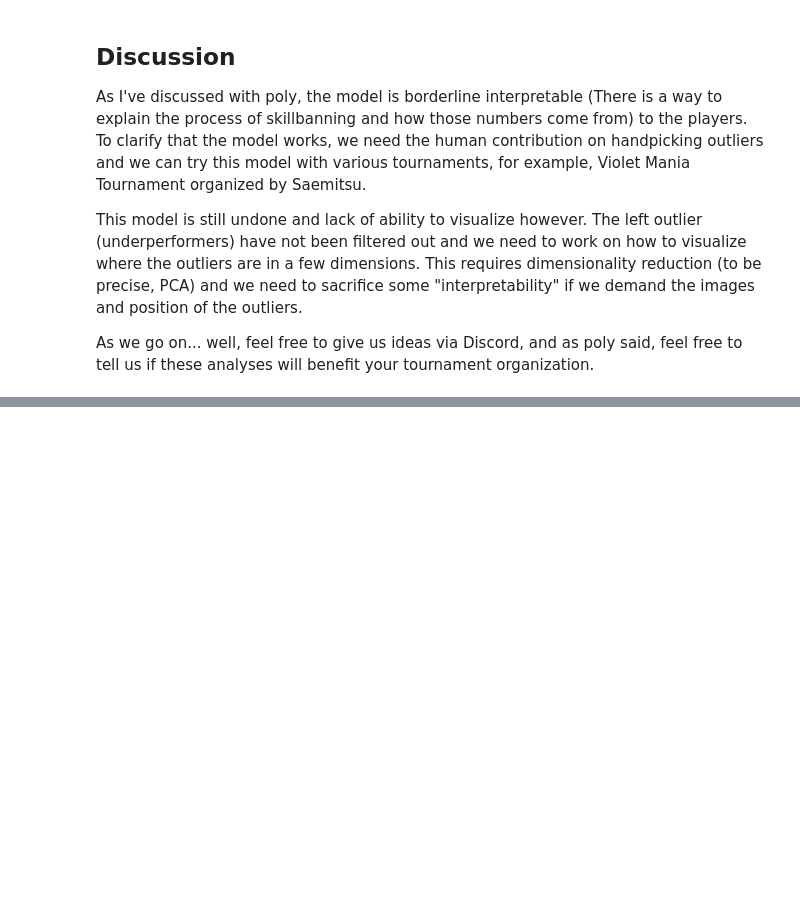
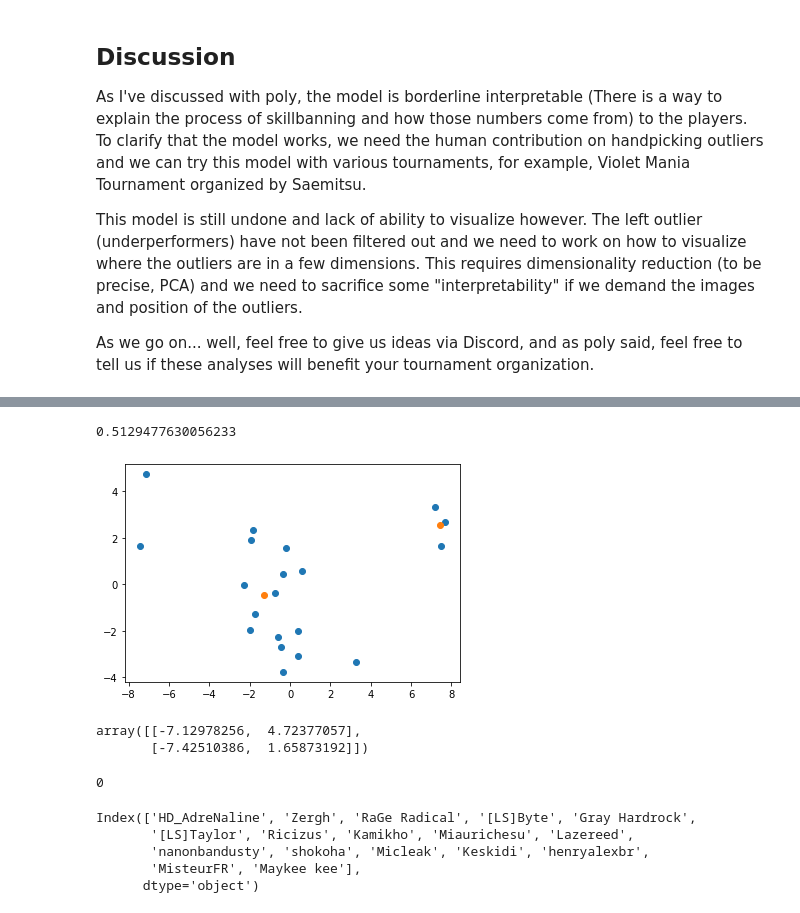
Before and after one commit to 4digitmwc/4dmanalysis, a Jupyter notebook: abusing_lof.ipynb, the cells around one changed output, grey strips where cells are left out. Cells and saved outputs as stored; diff of their text form; code cells hidden in the pictures; blank space fills up the shorter version.

Commit message:
add kmeans and random visualization stuff

```diff
--- a/abusing_lof.ipynb
+++ b/abusing_lof.ipynb
@@ -204,0 +214,11 @@ As we go on... well, feel free to give us ideas via Discord, and as poly said, f
+# %%
+imputer = KNNImputer(n_neighbors=2)
+kmeans_twogroups = KMeans(2)
+pca_visualization = PCA(2)
+# %%
+model_sequence = Pipeline([('imputer', imputer), ('kmeans', kmeans_twogroups)])
+visualization_sequence = Pipeline([('imputer', imputer), ('pca', pca_visualization)])
+# %%
+list_possible_outliers = lof_4dm[lof_4dm['lof'] > outlier_cut].index
+
+list_possible_outliers
@@ -204,0 +231,4 @@ As we go on... well, feel free to give us ideas via Discord, and as poly said, f
+# %%
+_4dm_outliers = standardized_4dm.loc[list_possible_outliers]
+
+_4dm_outliers.head()
@@ -204,0 +246,17 @@ As we go on... well, feel free to give us ideas via Discord, and as poly said, f
+# %%
+visualization_class_result = visualization_sequence.fit_transform(_4dm_outliers)
+
+a = KMeans(2)
+a.fit(visualization_class_result)
+
+plt.scatter(*visualization_class_result.T)
+plt.scatter(*a.cluster_centers_.T)
+np.sum(visualization_sequence['pca'].explained_variance_ratio_)
+# %% [output]
+0.5129477630056233
+[figure, added]
+# %%
+visualization_sequence.transform(_4dm_outliers.loc[['shokoha', 'Ricizus']])
+# %% [output]
+array([[-7.12978256,  4.72377057],
+       [-7.42510386,  1.65873192]])
@@ -204,0 +266,15 @@ As we go on... well, feel free to give us ideas via Discord, and as poly said, f
+# %%
+right_ol = right_ol_class(centroids)
+right_ol
+# %% [output]
+0
+# %%
+right_outliers = list_possible_outliers[class_result == right_ol]
+
+right_outliers
+# %% [output]
+Index(['HD_AdreNaline', 'Zergh', 'RaGe Radical', '[LS]Byte', 'Gray Hardrock',
+       '[LS]Taylor', 'Ricizus', 'Kamikho', 'Miaurichesu', 'Lazereed',
+       'nanonbandusty', 'shokoha', 'Micleak', 'Keskidi', 'henryalexbr',
+       'MisteurFR', 'Maykee kee'],
+      dtype='object')
```
Also changed, not shown: parts of 8 cells of this notebook, 1 other file.
